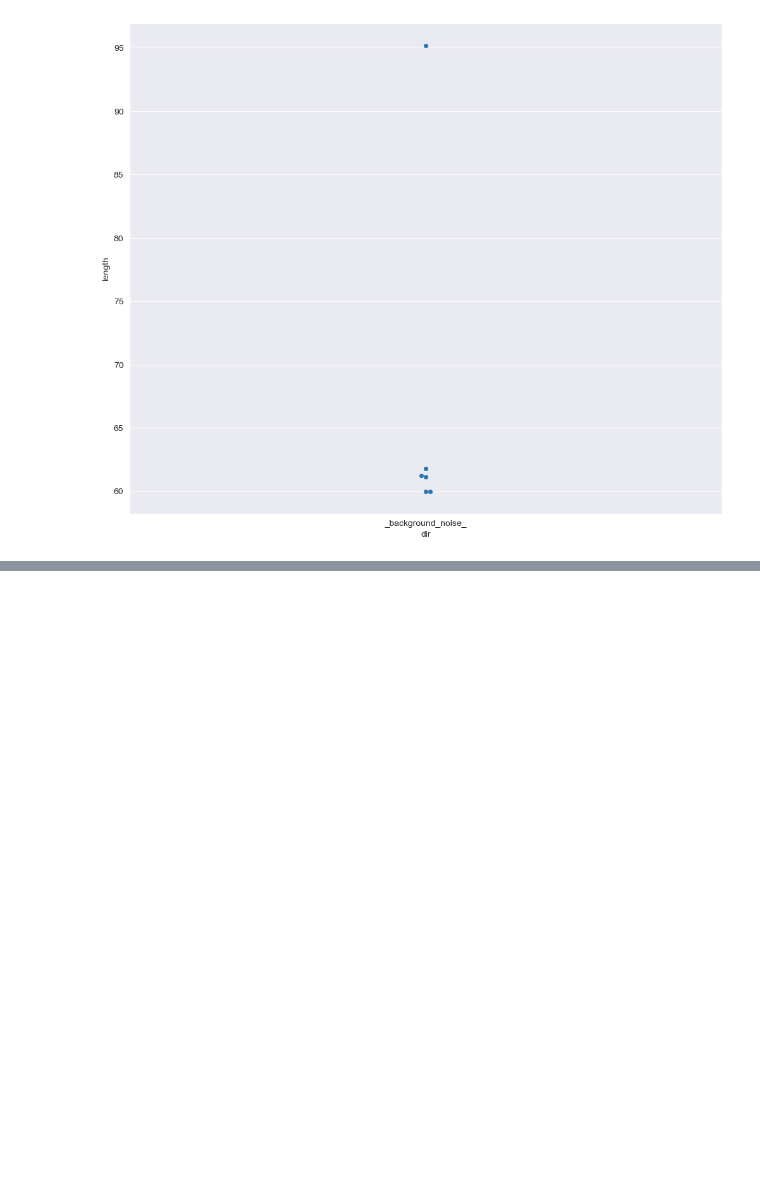
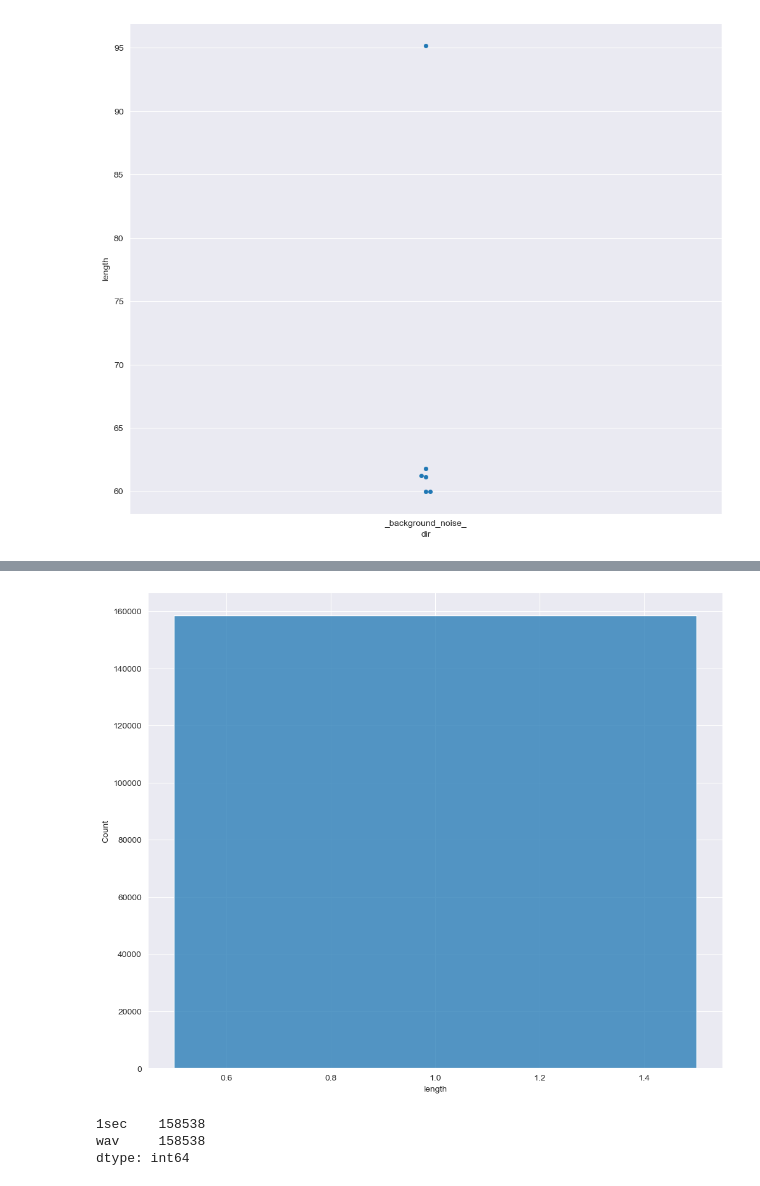
Before and after one commit to SawickiBartosz/DeepLearning2023, a Jupyter notebook: Project2_LSTM/simple_eda.ipynb, the cells around one changed output, grey strips where cells are left out. Cells and saved outputs as stored; diff of their text form; code cells hidden in the pictures; blank space fills up the shorter version.

```diff
--- a/Project2_LSTM/simple_eda.ipynb
+++ b/Project2_LSTM/simple_eda.ipynb
@@ -97,0 +95,8 @@ plt.show()
+# %%
+TEST_AUDIO_PATH = "tensorflow-speech-recognition-challenge/test/audio"
+results = [{
+    "wav": wav,
+    "length": librosa.get_duration(path=os.path.join(TEST_AUDIO_PATH, wav))}
+    for wav in os.listdir(TEST_AUDIO_PATH)]
+results_df = pd.DataFrame(results)
+results_df
@@ -97,0 +117,13 @@ plt.show()
+# %%
+plt.figure(figsize=(12,10))
+sns.histplot(data=results_df, x="length")
+plt.show()
+# %% [output]
+[figure, added]
+# %%
+results_df["1sec"] = results_df.length == 1
+results_df.agg({"1sec": "sum", "wav": "count"})
+# %% [output]
+1sec    158538
+wav     158538
+dtype: int64
```
Also changed, not shown: parts of 3 cells of this notebook.
